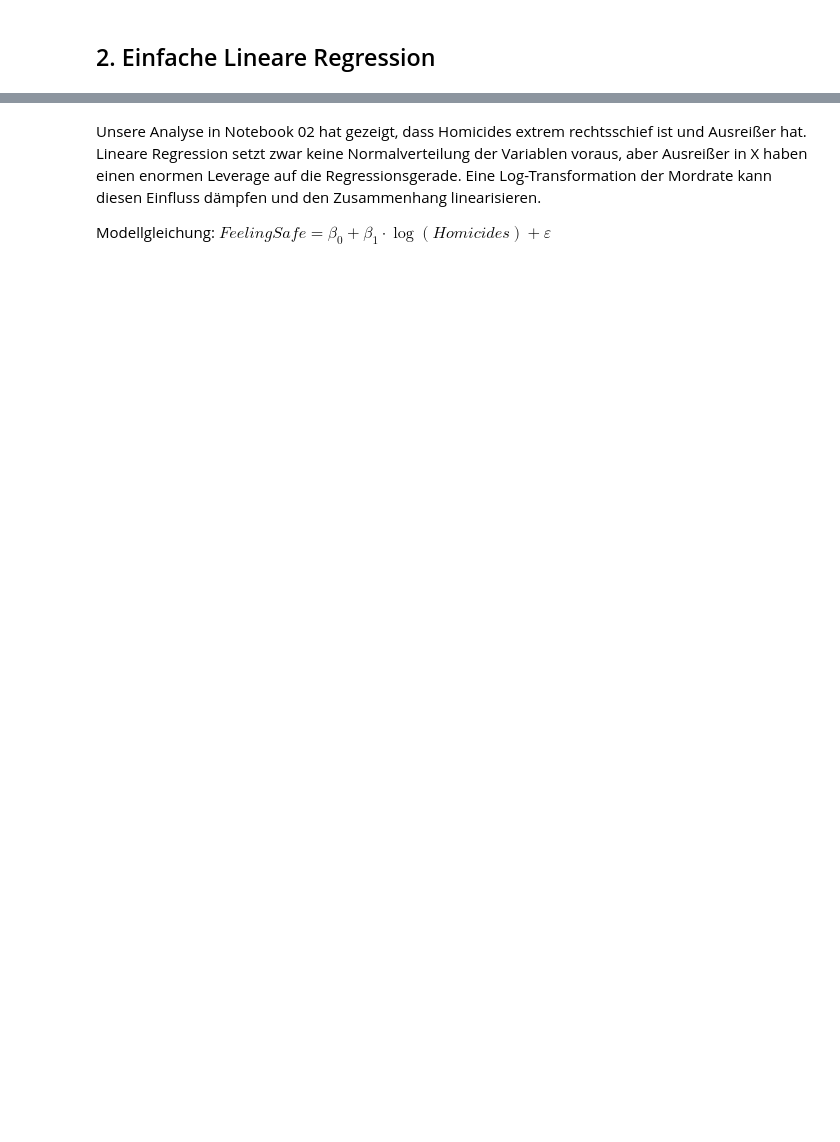
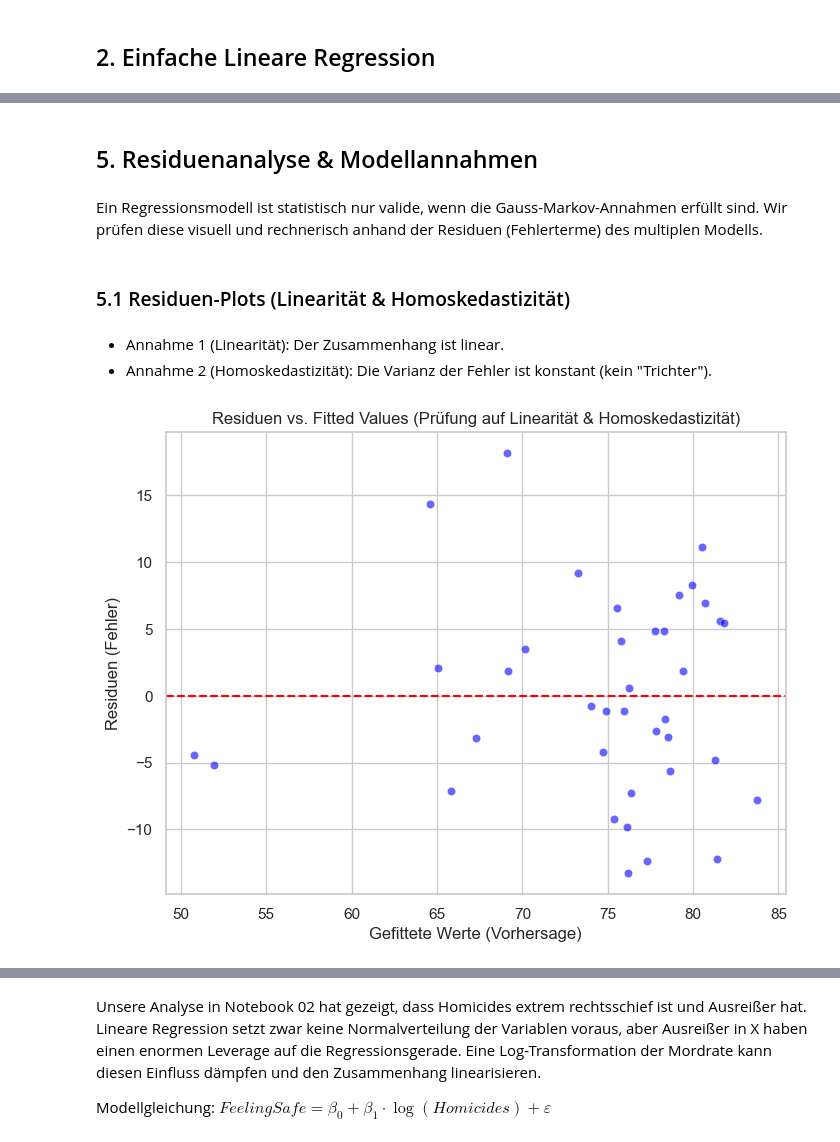
Before and after one commit to flurinasophie/Statistik_Projekt_OECDWellBeing, a Jupyter notebook: notebooks/05_Regressionsanalyse_und_ Modellierung.ipynb, the cells around one changed output, grey strips where cells are left out. Saved outputs shown, nothing was run; the diff lists cells and outputs as text; code cells hidden in the pictures; blank space fills up the shorter version.

```diff
--- a/notebooks/05_Regressionsanalyse_und_ Modellierung.ipynb
+++ b/notebooks/05_Regressionsanalyse_und_ Modellierung.ipynb
@@ -77,0 +254,23 @@ NameError: name 'df_pivot' is not defined
+# %% [markdown]
+## 5. Residuenanalyse & Modellannahmen
+# %% [markdown]
+Ein Regressionsmodell ist statistisch nur valide, wenn die Gauss-Markov-Annahmen erfüllt sind. Wir prüfen diese visuell und rechnerisch anhand der Residuen (Fehlerterme) des multiplen Modells.
+# %% [markdown]
+### 5.1 Residuen-Plots (Linearität & Homoskedastizität)
+# %% [markdown]
+* Annahme 1 (Linearität): Der Zusammenhang ist linear.
+* Annahme 2 (Homoskedastizität): Die Varianz der Fehler ist konstant (kein "Trichter").
+# %%
+residuals = model_multi.resid
+fitted_vals = model_multi.fittedvalues
+
+# Plot: Residuen vs. Fitted Values
+plt.figure(figsize=(8, 6))
+sns.scatterplot(x=fitted_vals, y=residuals, color='blue', alpha=0.6)
+plt.axhline(0, color='red', linestyle='--')
+plt.xlabel('Gefittete Werte (Vorhersage)')
+plt.ylabel('Residuen (Fehler)')
+plt.title('Residuen vs. Fitted Values (Prüfung auf Linearität & Homoskedastizität)')
+plt.show()
+# %% [output]
+[figure, added]
```
Also changed, not shown: parts of 33 cells of this notebook.
